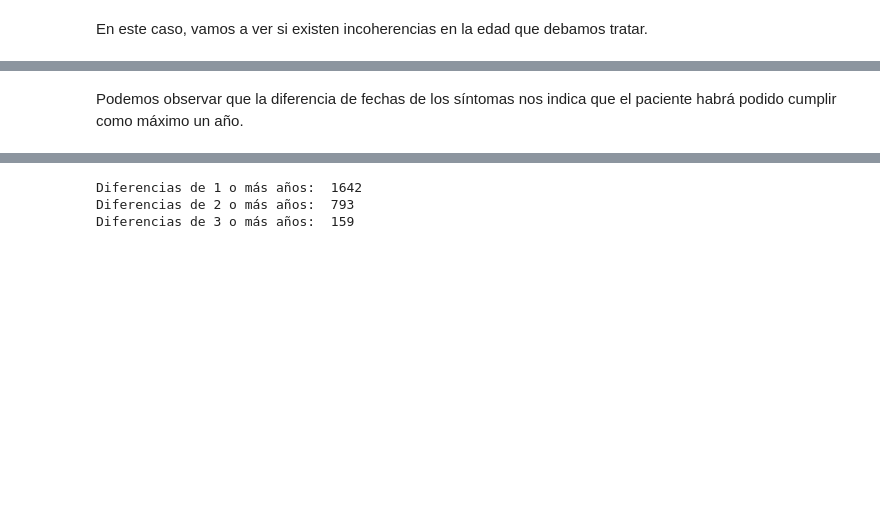
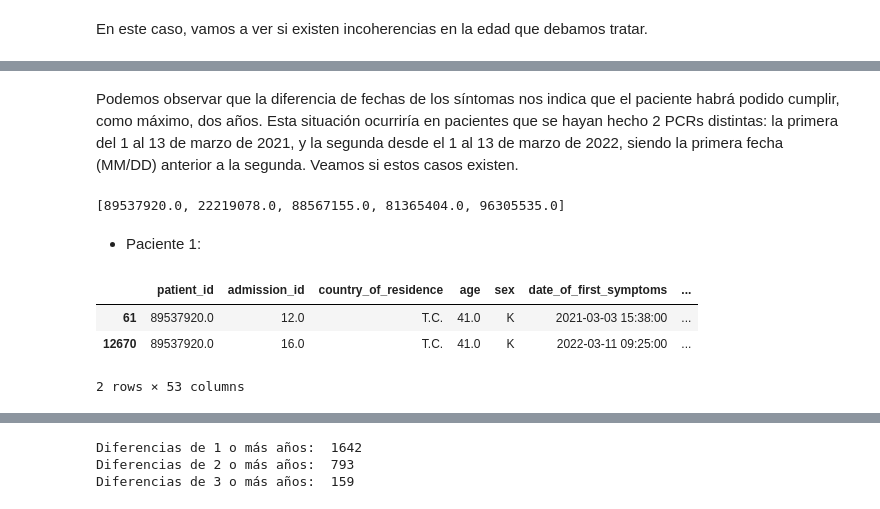
Before and after one commit to javipzv/hospital-data-analysis-and-prediction, a Jupyter notebook: preprocessing_data2.ipynb, the cells around one changed output, grey strips where cells are left out. Drawn from its saved outputs; the diff is of its cells as text; code cells hidden in the pictures; blank space fills up the shorter version.

```diff
--- a/preprocessing_data2.ipynb
+++ b/preprocessing_data2.ipynb
@@ -97,3 +98,18 @@ data2.sort_values(by='date_of_first_symptoms').iloc[[0, -1]]
 2 rows × 53 columns
-# %% [markdown]
-Podemos observar que la diferencia de fechas de los síntomas nos indica que el paciente habrá podido cumplir como máximo un año.
+# %% [markdown]
+Podemos observar que la diferencia de fechas de los síntomas nos indica que el paciente habrá podido cumplir, como máximo, dos años. Esta situación ocurriría en pacientes que se hayan hecho 2 PCRs distintas: la primera del 1 al 13 de marzo de 2021, y la segunda desde el 1 al 13 de marzo de 2022, siendo la primera fecha (MM/DD) anterior a la segunda. Veamos si estos casos existen.
+# %%
+patients_first_period = data2[data2['date_of_first_symptoms'] <= '2021-03-13']['patient_id']
+patients_second_period = data2[data2['date_of_first_symptoms'] >= '2022-03-01']['patient_id']
+list(set(patients_first_period) & set(patients_second_period))
+# %% [output]
+[89537920.0, 22219078.0, 88567155.0, 81365404.0, 96305535.0]
+# %% [markdown]
+- Paciente 1:
+# %%
+data2[(data2['patient_id'] == 89537920.0) & ((data2['date_of_first_symptoms'] <= '2021-03-13') | (data2['date_of_first_symptoms'] >= '2022-03-01'))]
+# %% [output]
+|  | patient_id | admission_id | country_of_residence | age | sex | date_of_first_symptoms | ... |
+| 61 | 89537920.0 | 12.0 | T.C. | 41.0 | K | 2021-03-03 15:38:00 | ... |
+| 12670 | 89537920.0 | 16.0 | T.C. | 41.0 | K | 2022-03-11 09:25:00 | ... |
+2 rows × 53 columns
```
Also changed, not shown: parts of 35 cells of this notebook.
